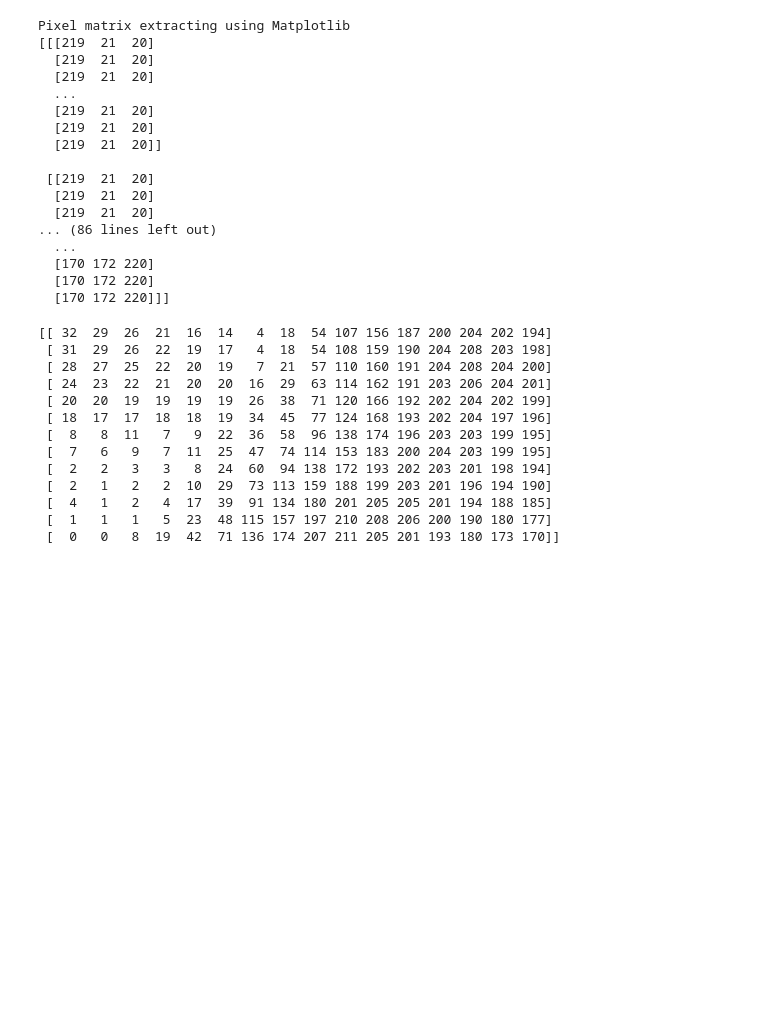
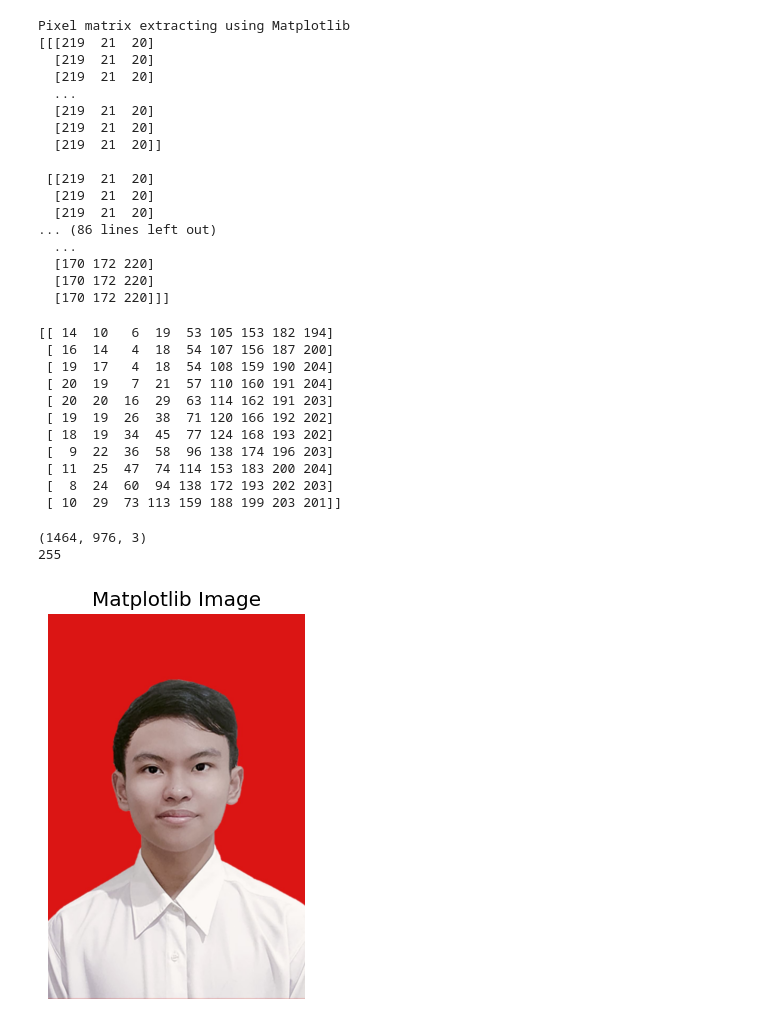
Before and after one commit to Louis3112/image_process, a Jupyter notebook: image_convert.ipynb, the cells around one changed output. Drawn from its saved outputs; the diff is of its cells as text; code cells hidden in the pictures; blank space fills up the shorter version.

Commit message:
adding spatial resolution and graylevel info

```diff
--- a/image_convert.ipynb
+++ b/image_convert.ipynb
@@ -7,9 +7,5 @@ import numpy as np                    # numerical computing
 pltlib.style.use('ggplot')
 
 # read the image using matplotlib and cv2
-img_matplotlib = pltlib.imread('c:/Briefcase/Image Processing/image.jpg')
-img_cv = cv2.imread('c:/Briefcase/Image Processing/image.jpg')
-
-# print shape of image array
-print(img_matplotlib.shape)    # (height, width, channels)
-print(img_cv.shape)            # (1464, 976, 3) (depend on image)
+img_matplotlib = pltlib.imread('C:\Briefcase\Image Processing\ImageProcess\image.jpg')
+img_cv = cv2.imread('C:\Briefcase\Image Processing\ImageProcess\image.jpg')
@@ -77,16 +70,30 @@ print(np.array(cropped_image))
 cv2.waitKey(0)
 cv2.destroyAllWindows()
 # %% [output]
-[[ 32  29  26  21  16  14   4  18  54 107 156 187 200 204 202 194]
- [ 31  29  26  22  19  17   4  18  54 108 159 190 204 208 203 198]
- [ 28  27  25  22  20  19   7  21  57 110 160 191 204 208 204 200]
- [ 24  23  22  21  20  20  16  29  63 114 162 191 203 206 204 201]
- [ 20  20  19  19  19  19  26  38  71 120 166 192 202 204 202 199]
- [ 18  17  17  18  18  19  34  45  77 124 168 193 202 204 197 196]
- [  8   8  11   7   9  22  36  58  96 138 174 196 203 203 199 195]
- [  7   6   9   7  11  25  47  74 114 153 183 200 204 203 199 195]
- [  2   2   3   3   8  24  60  94 138 172 193 202 203 201 198 194]
- [  2   1   2   2  10  29  73 113 159 188 199 203 201 196 194 190]
- [  4   1   2   4  17  39  91 134 180 201 205 205 201 194 188 185]
- [  1   1   1   5  23  48 115 157 197 210 208 206 200 190 180 177]
- [  0   0   8  19  42  71 136 174 207 211 205 201 193 180 173 170]]
+[[ 14  10   6  19  53 105 153 182 194]
+ [ 16  14   4  18  54 107 156 187 200]
+ [ 19  17   4  18  54 108 159 190 204]
+ [ 20  19   7  21  57 110 160 191 204]
+ [ 20  20  16  29  63 114 162 191 203]
+ [ 19  19  26  38  71 120 166 192 202]
+ [ 18  19  34  45  77 124 168 193 202]
+ [  9  22  36  58  96 138 174 196 203]
+ [ 11  25  47  74 114 153 183 200 204]
+ [  8  24  60  94 138 172 193 202 203]
+ [ 10  29  73 113 159 188 199 203 201]]
+# %%
+# Spatial Resolution info
+# Graylevel Info
+
+fig, ax = pltlib.subplots(figsize = (10,5))
+ax.imshow(img_matplotlib)
+ax.axis('off')
+ax.set_title("Matplotlib Image")
+
+print(img_matplotlib.shape)
+L = len(np.unique(img_matplotlib))
+print(L)
+# %% [output]
+(1464, 976, 3)
+255
+[figure, added]
```
Also changed, not shown: parts of 1 cell of this notebook, 2 other files.
